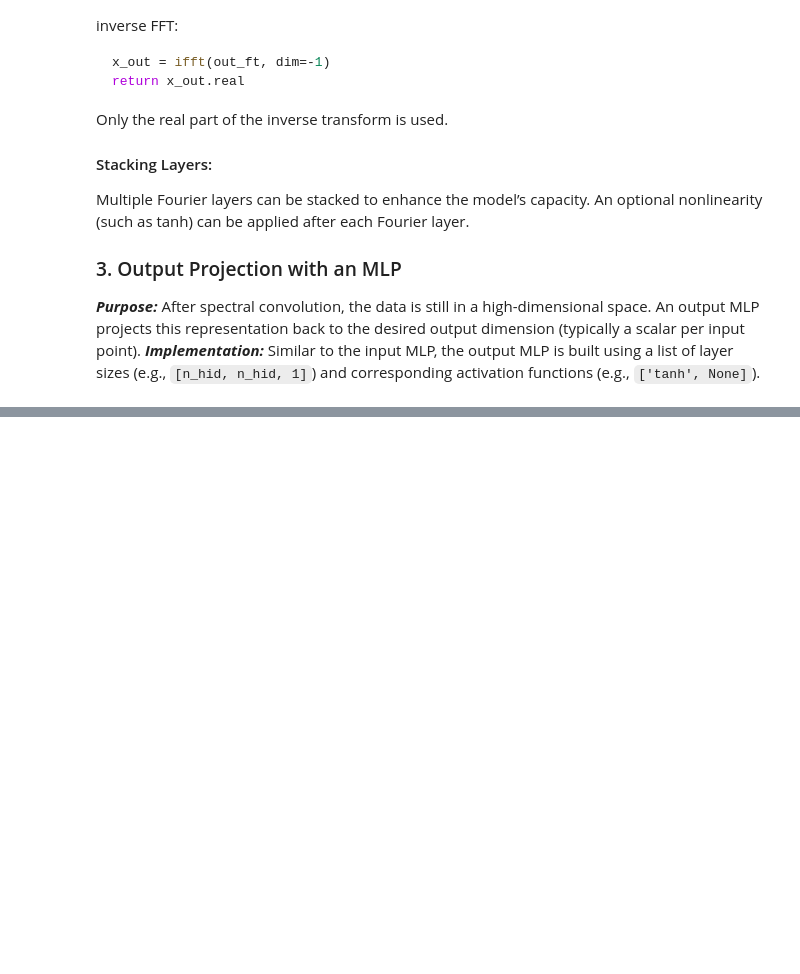
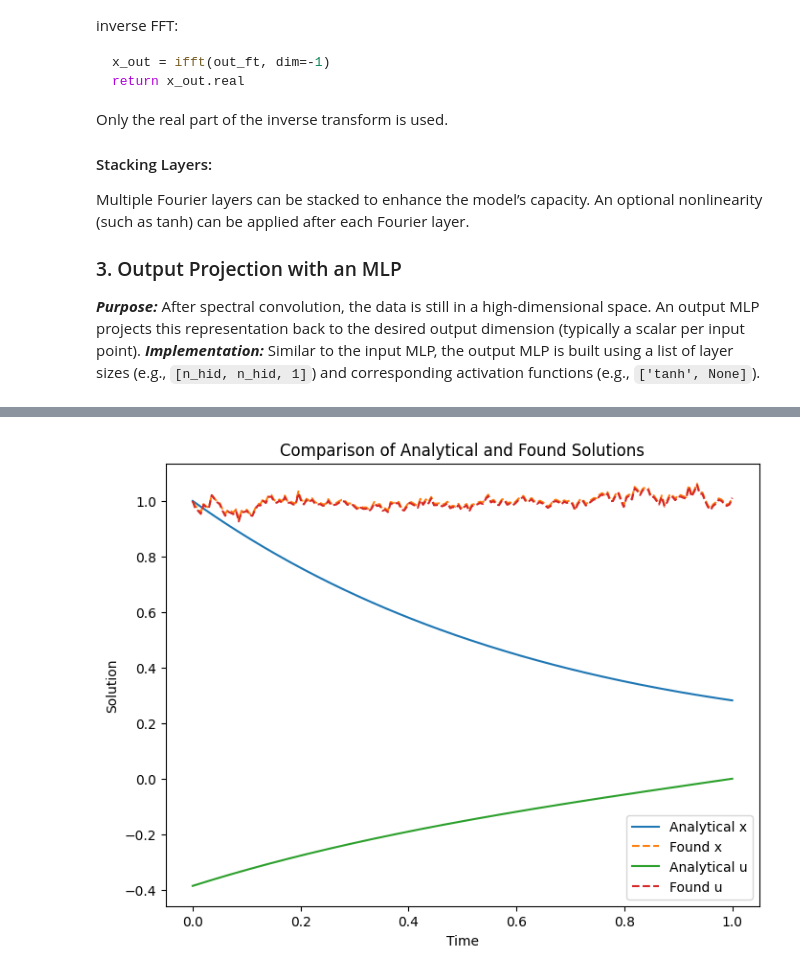
Before and after one commit to kankeinai/Thesis, a Jupyter notebook: playground_2.ipynb, the cells around one changed output, grey strips where cells are left out. Cells and saved outputs as stored; diff of their text form; code cells hidden in the pictures; blank space fills up the shorter version.

```diff
--- a/playground_2.ipynb
+++ b/playground_2.ipynb
@@ -401,7 +374,7 @@ def gradient_descent(n, alpha, m, num_epochs, model, objective_function):
         u_opt (Tensor): Optimized control averaged over the batch (shape: [m]).
     """
     # Initialize control u with shape (n, m)
-    u = torch.randn(n, m, device=device)
+    u = torch.zeros(n, m, device=device)
 
     # Create time grid of shape (n, m) by repeating the same 1D time vector
     t = torch.linspace(0, end_time, m, device=device).unsqueeze(0).repeat(n, 1)
@@ -409,7 +382,7 @@ def gradient_descent(n, alpha, m, num_epochs, model, objective_function):
     u.requires_grad_(True)
     t.requires_grad_(True)  # if you need gradients for t
 
-    optimizer = torch.optim.AdamW([u], lr=alpha, weight_decay=0.01)
+    optimizer = torch.optim.Adam([u], lr=alpha)
 
     for epoch in range(num_epochs):
         optimizer.zero_grad()
@@ -419,7 +392,8 @@ def gradient_descent(n, alpha, m, num_epochs, model, objective_function):
         loss.backward()
         optimizer.step()
 
-        if (epoch + 1) % 100 == 0:
+        if (epoch + 1) % 100 ==0:
+
             print(f'Epoch [{epoch+1}/{num_epochs}], Loss: {loss.item():.4f}, time: {datetime.now().time()}')
 
     # Return the optimized control averaged over the batch (shape: (m,))
@@ -429,17 +403,17 @@ def gradient_descent(n, alpha, m, num_epochs, model, objective_function):
 # Hyperparameters and Model Loading
 # ------------------------
 device = torch.device("cuda" if torch.cuda.is_available() else "cpu")
-n = 64       # Batch size (number of random functions)
+n = 1      # Batch size (number of random functions)
 m = 200       # Number of time points (sensors)
-num_epochs = 30000
-alpha = 0.0001
+num_epochs = 10000
+alpha = 0.001
 
 # (Assume your FNO model class definition is available)
 # Instantiate and load your trained FNO model.
 trained_model = FNO(input_net, fourier_layers_config, output_net,
                     input_activations, output_activations, fourier_activation)
 trained_model.to(device)
-trained_model.load_state_dict(torch.load('trained_models/fno/epochs_[19]_model_time_[20250317-223828]_loss_[0.0058].pth', map_location=device))
+trained_model.load_state_dict(torch.load('trained_models/fno/epochs_[29]_model_time_[20250317-233106]_loss_[0.0022].pth', map_location=device))
 trained_model.eval()
 
 # ------------------------
@@ -454,0 +443,46 @@ Epoch [400/30000], Loss: 181.6159, time: 23:14:52.419596
+# %%
+import numpy as np
+import matplotlib.pyplot as plt
+
+# Define analytical solutions using NumPy (if not defined yet)
+def analytical_x(t):
+    numerator = np.sqrt(2) * np.cosh(np.sqrt(2) * (t - 1)) - np.sinh(np.sqrt(2) * (t - 1))
+    denominator = np.sqrt(2) * np.cosh(np.sqrt(2)) + np.sinh(np.sqrt(2))
+    return numerator / denominator
+
+def analytical_u(t):
+    numerator = np.sinh(np.sqrt(2) * (t - 1))
+    denominator = np.sqrt(2) * np.cosh(np.sqrt(2)) + np.sinh(np.sqrt(2))
+    return numerator / denominator
+
+# Create a time grid for plotting. Here t_plot is a NumPy array of shape (m,)
+t_plot = np.linspace(0, end_time, m)
+
+# Compute analytical solutions.
+analytical_x_vals = analytical_x(t_plot)
+analytical_u_vals = analytical_u(t_plot)
+
+# Prepare inputs for the FNO model.
+# u_opt is assumed to be the optimized control (1D tensor of shape (m,))
+# We create a time tensor of shape (1, m) and a control tensor of shape (1, m)
+t_tensor = torch.linspace(0, end_time, m, device=device).unsqueeze(0)
+u_tensor = u_opt.unsqueeze(0)
+
+# Get the FNO model output.
+x_found = trained_model(t_tensor, u_tensor)  # Expected shape: (1, m)
+x_found = x_found.cpu().detach().numpy().flatten()  # Flatten to shape (m,)
+u_found = u_opt.cpu().detach().numpy()  # Already shape (m,)
+
+# Plot the results.
+plt.figure(figsize=(8, 6))
+plt.plot(t_plot, analytical_x_vals, label="Analytical x")
+plt.plot(t_plot, x_found, label="Found x", linestyle='--')
+plt.plot(t_plot, analytical_u_vals, label="Analytical u")
+plt.plot(t_plot, u_found, label="Found u", linestyle='--')
+plt.xlabel("Time")
+plt.ylabel("Solution")
+plt.legend()
+plt.title("Comparison of Analytical and Found Solutions")
+plt.show()
+# %% [output]
+[figure, added]
```
Also changed, not shown: parts of 2 cells of this notebook.
